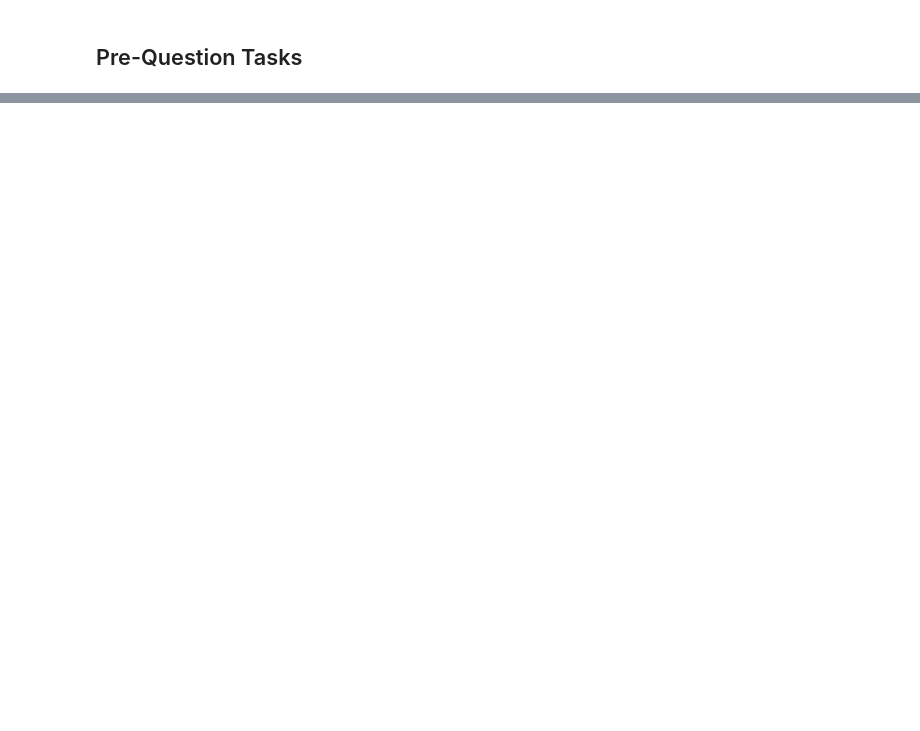
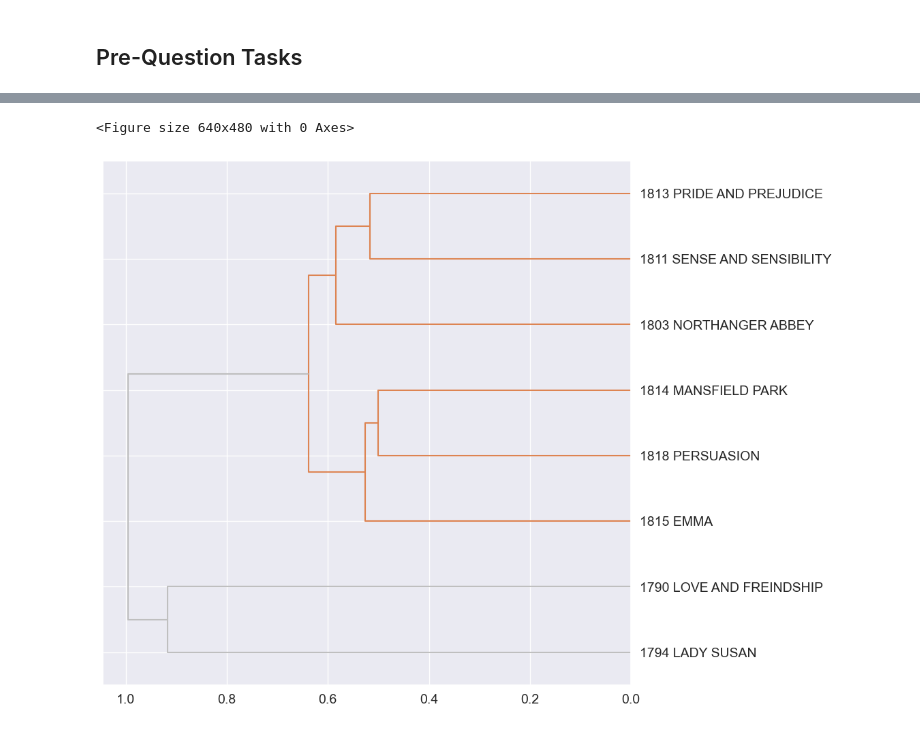
Before and after one commit to sqr8ap/DS5001-2025-01-R, a Jupyter notebook: lessons/M06_CusteringSimilarity/M06_HW.ipynb, the cells around one changed output, grey strips where cells are left out. Saved outputs shown, nothing was run; the diff lists cells and outputs as text; code cells hidden in the pictures; blank space fills up the shorter version.

```diff
--- a/lessons/M06_CusteringSimilarity/M06_HW.ipynb
+++ b/lessons/M06_CusteringSimilarity/M06_HW.ipynb
@@ -161,0 +232,5 @@ TFIDF
+# %%
+hac(PAIRS.euclidean, linkage_method='ward', color_thresh=0.7)
+# %% [output]
+<Figure size 640x480 with 0 Axes>
+[figure, added]
```
Also changed, not shown: parts of 31 cells of this notebook.
